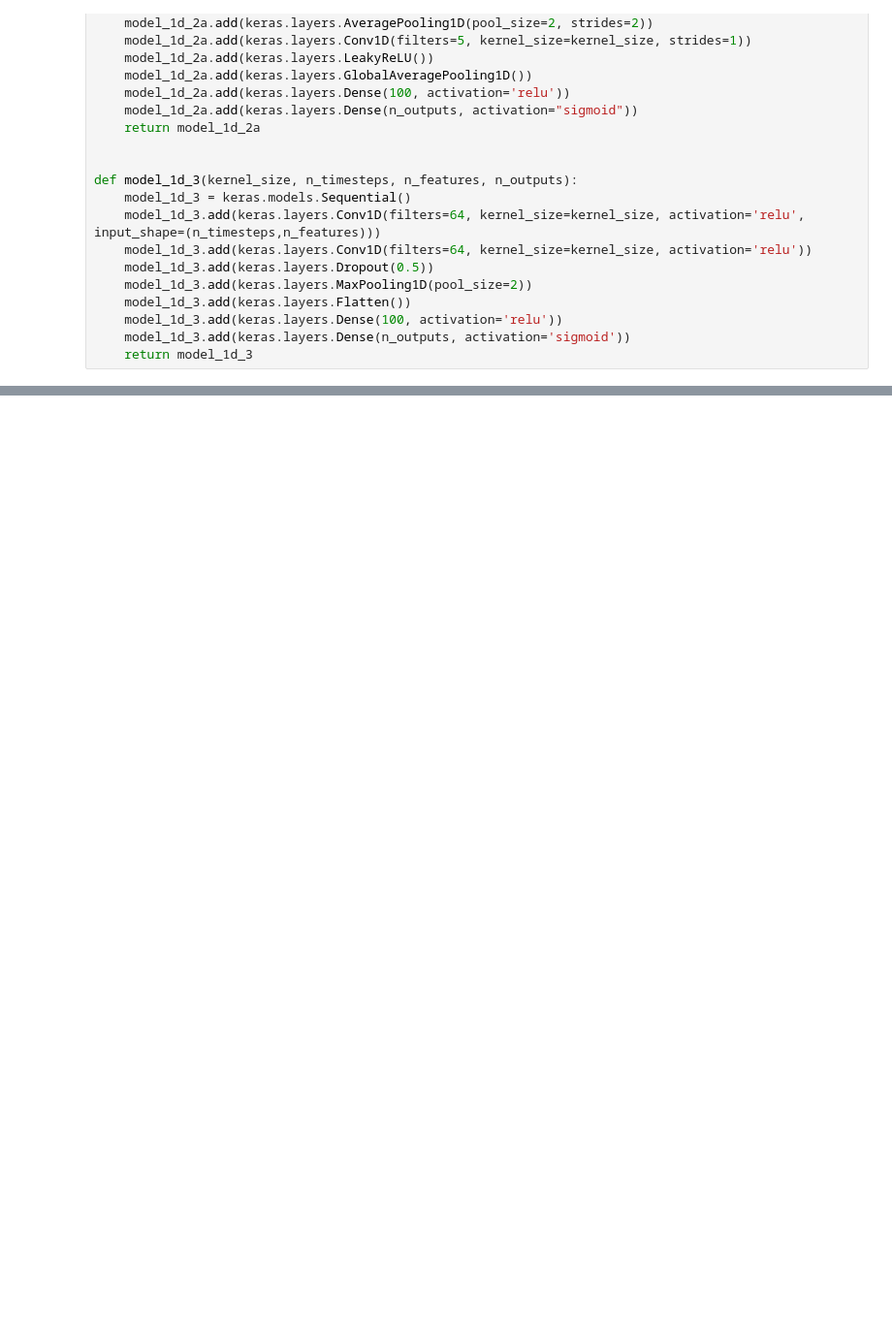
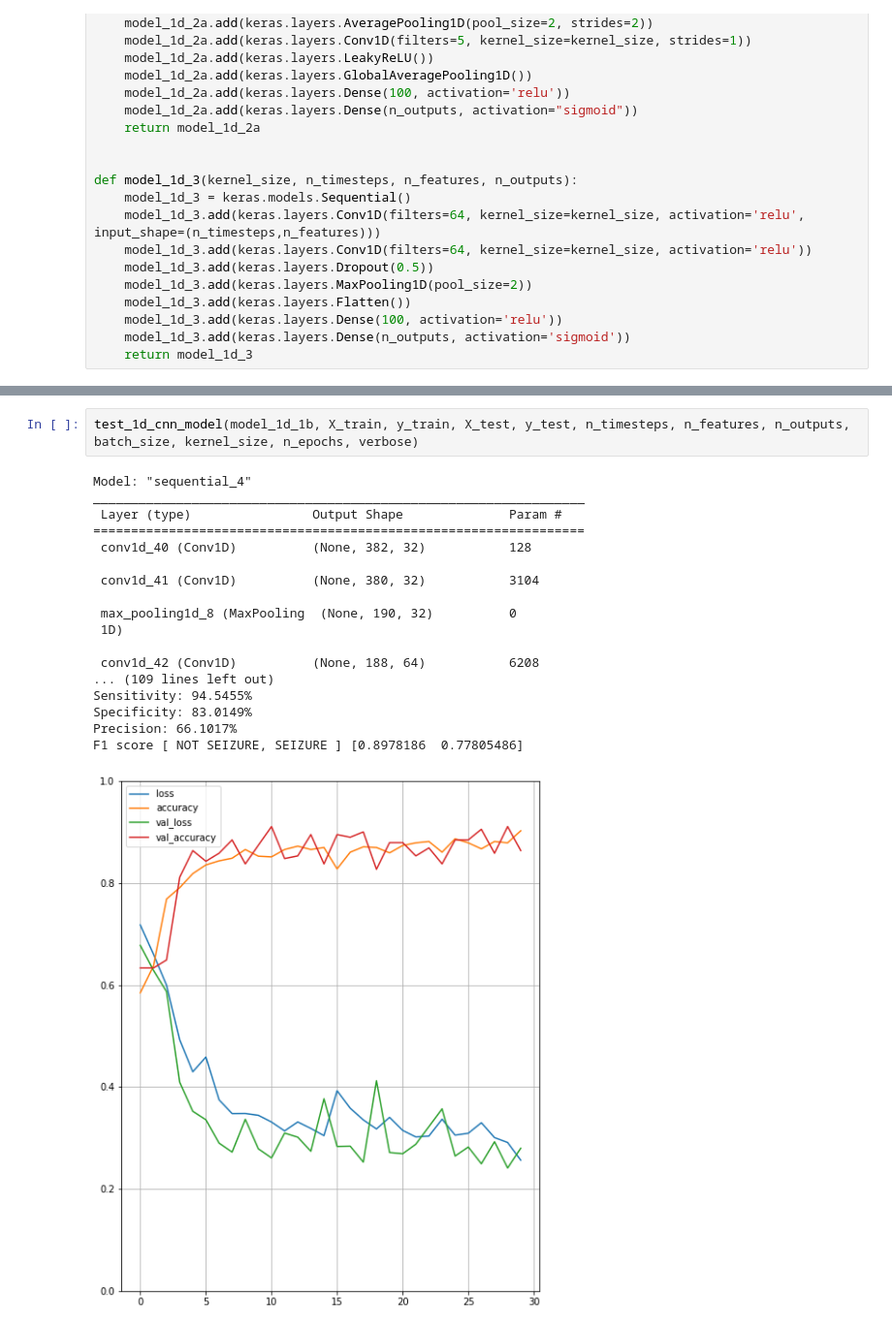
Before and after one commit to dom-zawrotny/dom-zawrotny, a Jupyter notebook: pracaMagisterska.ipynb, the cells around one changed output, grey strips where cells are left out. Shown at 97% size. Drawn from its saved outputs; the diff is of its cells as text; blank space fills up the shorter version.

```diff
--- a/pracaMagisterska.ipynb
+++ b/pracaMagisterska.ipynb
@@ -619,0 +574,21 @@ F1 score [ NOT SEIZURE, SEIZURE ] [0.90617284 0.83549784]
+# %%
+test_1d_cnn_model(model_1d_1b, X_train, y_train, X_test, y_test, n_timesteps, n_features, n_outputs, batch_size, kernel_size, n_epochs, verbose)
+# %% [output]
+Model: "sequential_4"
+_________________________________________________________________
+ Layer (type)                Output Shape              Param #
+=================================================================
+ conv1d_40 (Conv1D)          (None, 382, 32)           128
+
+ conv1d_41 (Conv1D)          (None, 380, 32)           3104
+
+ max_pooling1d_8 (MaxPooling  (None, 190, 32)          0
+ 1D)
+
+ conv1d_42 (Conv1D)          (None, 188, 64)           6208
+... (109 lines left out)
+Sensitivity: 94.5455%
+Specificity: 83.0149%
+Precision: 66.1017%
+F1 score [ NOT SEIZURE, SEIZURE ] [0.8978186  0.77805486]
+[figure, added]
```
Also changed, not shown: parts of 8 cells of this notebook.
